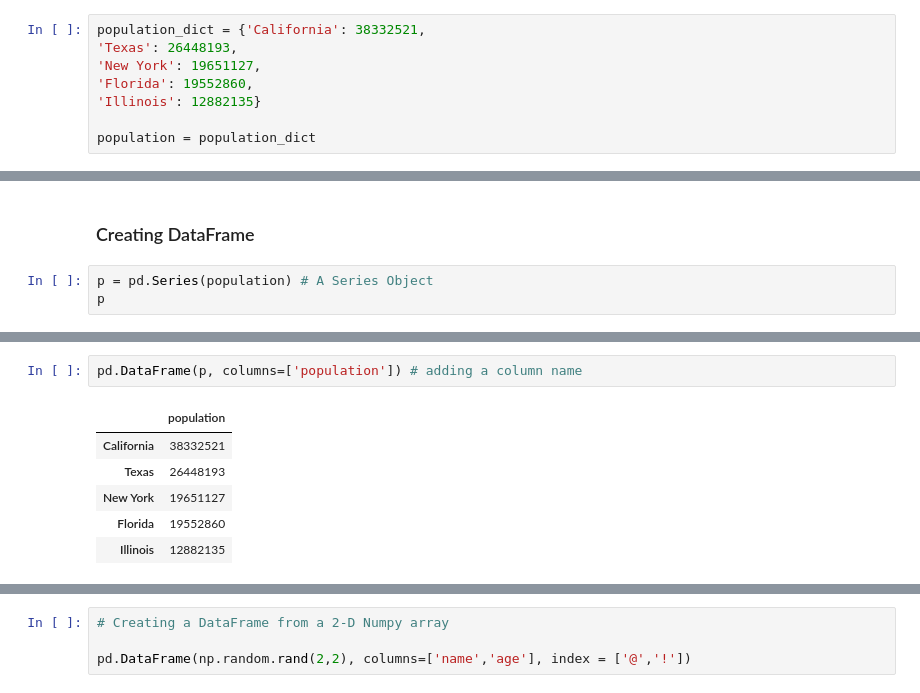
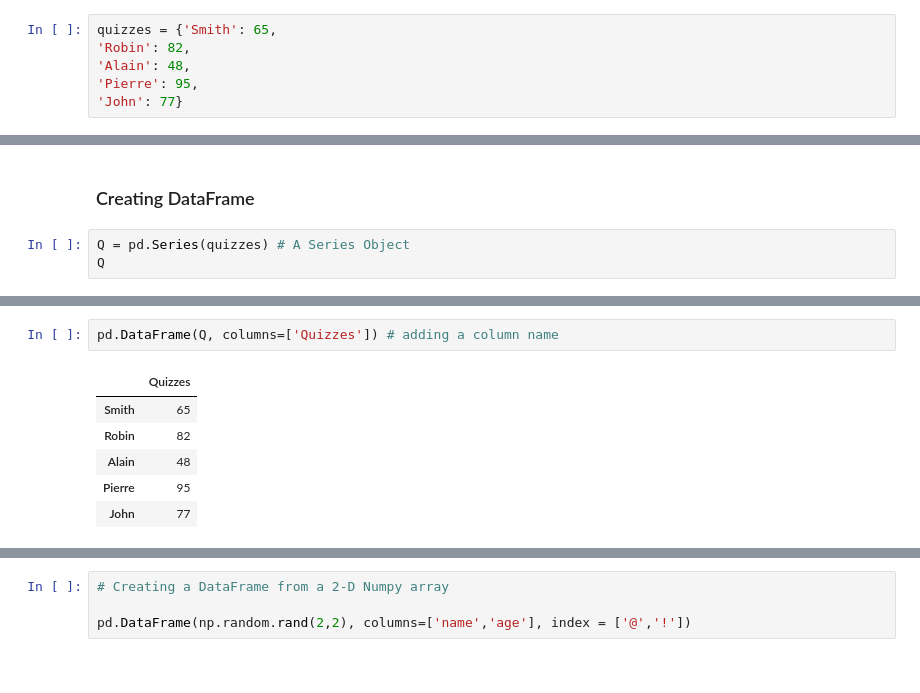
Before and after one commit to ali-d-nasseri/Python-Tutorials, a Jupyter notebook: Pandas-Tutorial.ipynb, the cells around one changed output, grey strips where cells are left out. Cells and saved outputs as stored; diff of their text form.

```diff
--- a/Pandas-Tutorial.ipynb
+++ b/Pandas-Tutorial.ipynb
@@ -123,13 +134,11 @@ df.index
 # %% [output]
 RangeIndex(start=0, stop=4, step=1)
 # %%
-population_dict = {'California': 38332521,
-'Texas': 26448193,
-'New York': 19651127,
-'Florida': 19552860,
-'Illinois': 12882135}
-
-population = population_dict
+quizzes = {'Smith': 65,
+'Robin': 82,
+'Alain': 48,
+'Pierre': 95,
+'John': 77}
 # %%
 # exemple from the book python for data science handbook
 
@@ -169,6 +172,6 @@ Name: area, dtype: int64
 # %% [markdown]
 ### Creating DataFrame
 # %%
-p = pd.Series(population) # A Series Object
-p
+Q = pd.Series(quizzes) # A Series Object
+Q
 # %% [output]
@@ -194,10 +197,10 @@ pd.DataFrame(p) # Creating a DataFrame from a Series Object
 # %%
-pd.DataFrame(p, columns=['population']) # adding a column name
+pd.DataFrame(Q, columns=['Quizzes']) # adding a column name
 # %% [output]
-|  | population |
-| California | 38332521 |
-| Texas | 26448193 |
-| New York | 19651127 |
-| Florida | 19552860 |
-| Illinois | 12882135 |
+|  | Quizzes |
+| Smith | 65 |
+| Robin | 82 |
+| Alain | 48 |
+| Pierre | 95 |
+| John | 77 |
 # %%
```
Also changed, not shown: parts of 40 cells of this notebook, 3 other files.
